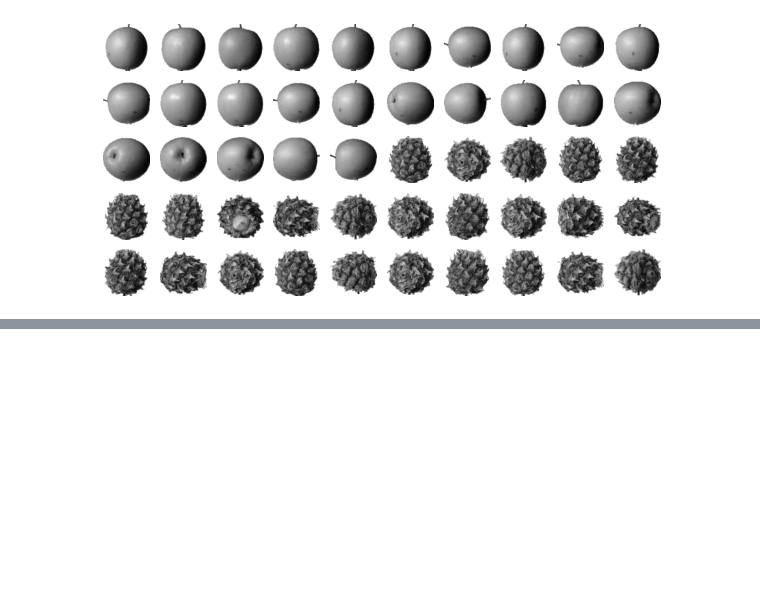
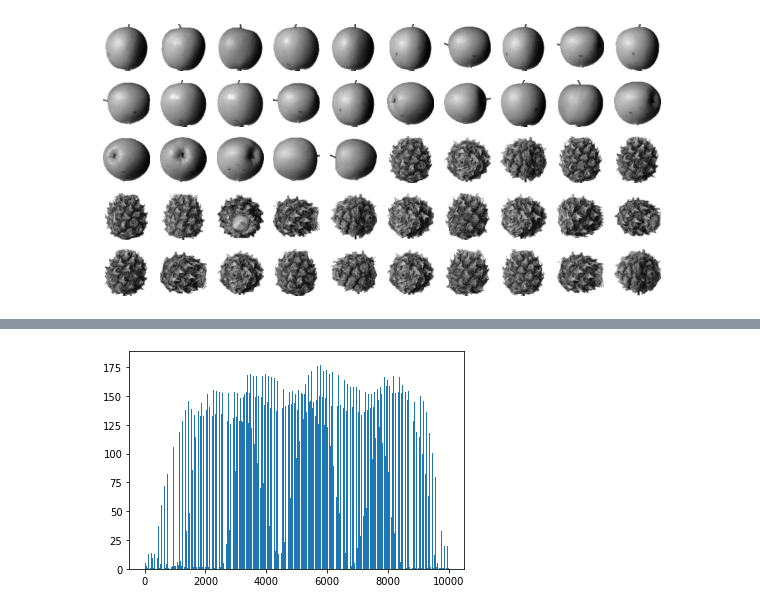
Before and after one commit to JakeOh/202011_itw_bd21, a Jupyter notebook: lab_ml/ml13_cluster.ipynb, the cells around one changed output, grey strips where cells are left out. Cells and saved outputs as stored; diff of their text form; code cells hidden in the pictures; blank space fills up the shorter version.

```diff
--- a/lab_ml/ml13_cluster.ipynb
+++ b/lab_ml/ml13_cluster.ipynb
@@ -148,0 +174,5 @@ plot_fruit(fruits[75:125])
+# %%
+plt.bar(x=np.arange(100*100), height=pineapple_px_mean)
+plt.show()
+# %% [output]
+[figure, added]
```
Also changed, not shown: parts of 18 cells of this notebook.
